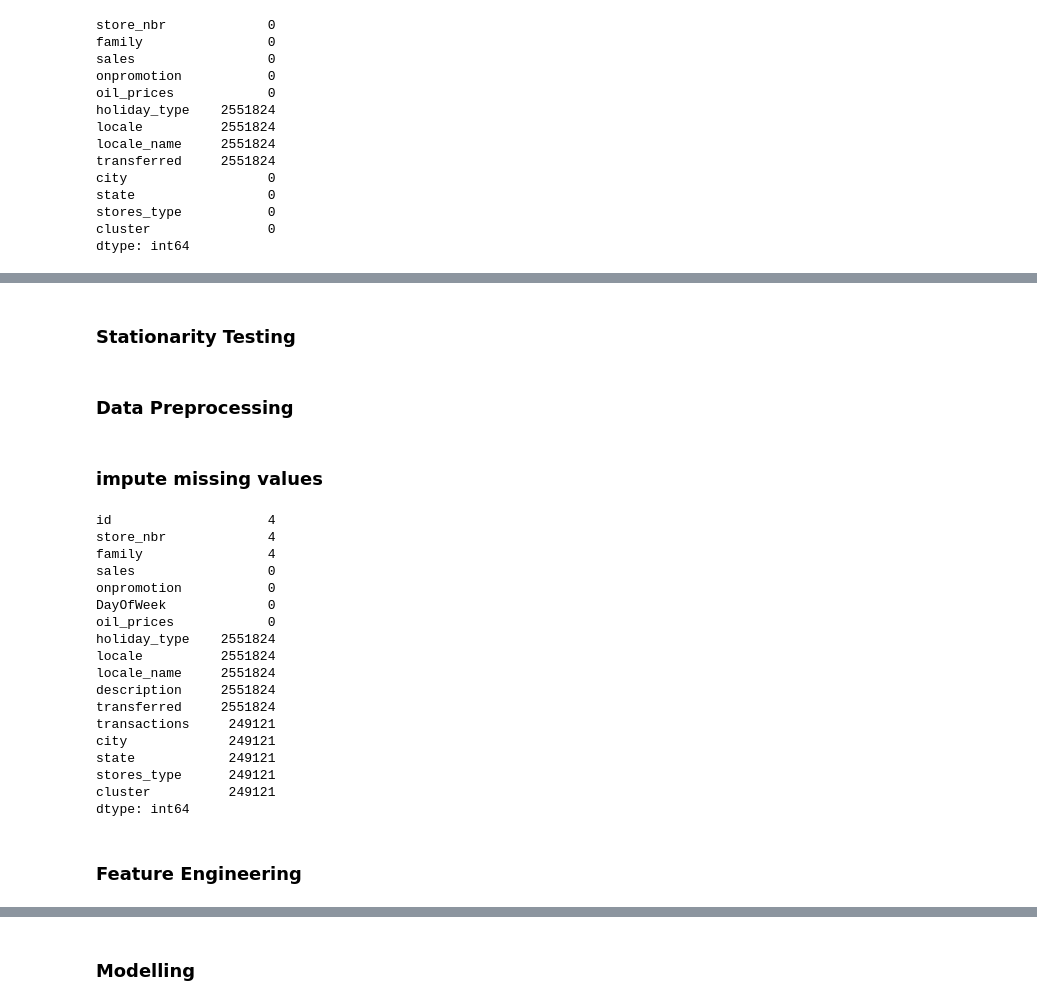
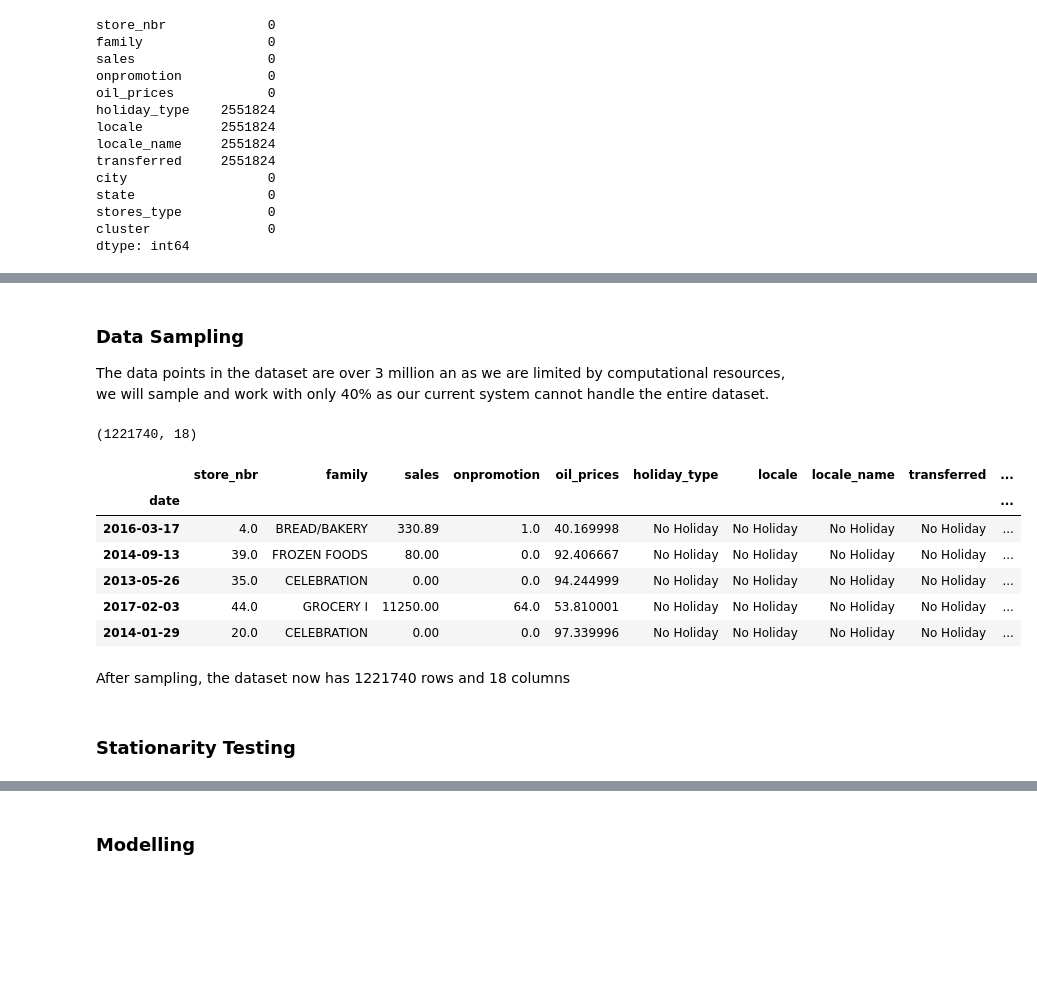
Before and after one commit to phinmaiyo/Regression-Model, a Jupyter notebook: forecasting.ipynb, the cells around one changed output, grey strips where cells are left out. Cells and saved outputs as stored; diff of their text form; code cells hidden in the pictures; blank space fills up the shorter version.

```diff
--- a/forecasting.ipynb
+++ b/forecasting.ipynb
@@ -1486,29 +1719,47 @@ ValueError: Boolean array expected for the condition, not float64
+# %% [markdown]
+### Data Sampling
+The data points in the dataset are over 3 million an as we are limited by computational resources, we will sample and work with only 40% as our current system cannot handle the entire dataset.
+# %%
+# Define a function to perform the sampling
+def train_sample(df, size):
+    """
+    Randomly samples rows from a DataFrame.
+
+    Parameters:
+     df (pd.DataFrame): DataFrame from which to sample.
+     size (float): The proportion of rows to sample.
+
+    Returns:
+     pd.DataFrame: A sampled subset of DataFrame.
+    """
+    # Set a seed for reproducibility
+    random.seed(42)
+
+    # Calculate the number of rows to sample based on the specified size
+    sample_size = int(size * len(df))
+
+    # select rows randomly to create a sample
+    sampled_data = df.sample(n=sample_size)
+
+    return sampled_data
+# %%
+# Apply the function to sample the 40%
+sampled_train = train_sample(merged3_train, 0.4)
+# %%
+sampled_train.shape
+# %% [output]
+(1221740, 18)
+# %%
+sampled_train.head()
+# %% [output]
+|  | store_nbr | family | sales | onpromotion | oil_prices | holiday_type | locale | locale_name | transferred | ... |
+| date |  |  |  |  |  |  |  |  |  | ... |
+| 2016-03-17 | 4.0 | BREAD/BAKERY | 330.89 | 1.0 | 40.169998 | No Holiday | No Holiday | No Holiday | No Holiday | ... |
+| 2014-09-13 | 39.0 | FROZEN FOODS | 80.00 | 0.0 | 92.406667 | No Holiday | No Holiday | No Holiday | No Holiday | ... |
+| 2013-05-26 | 35.0 | CELEBRATION | 0.00 | 0.0 | 94.244999 | No Holiday | No Holiday | No Holiday | No Holiday | ... |
+| 2017-02-03 | 44.0 | GROCERY I | 11250.00 | 64.0 | 53.810001 | No Holiday | No Holiday | No Holiday | No Holiday | ... |
+| 2014-01-29 | 20.0 | CELEBRATION | 0.00 | 0.0 | 97.339996 | No Holiday | No Holiday | No Holiday | No Holiday | ... |
+# %% [markdown]
+After sampling, the dataset now has 1221740 rows and 18 columns
 # %% [markdown]
 ### Stationarity Testing
-# %% [markdown]
-### Data Preprocessing
-# %% [markdown]
-### impute missing values
-# %%
-merged3_train.isna().sum()
-# %% [output]
-id                    4
-store_nbr             4
-family                4
-sales                 0
-onpromotion           0
-DayOfWeek             0
-oil_prices            0
-holiday_type    2551824
-locale          2551824
-locale_name     2551824
-description     2551824
-transferred     2551824
-transactions     249121
-city             249121
-state            249121
-stores_type      249121
-cluster          249121
-dtype: int64
-# %% [markdown]
-### Feature Engineering
```
Also changed, not shown: parts of 46 cells of this notebook.
